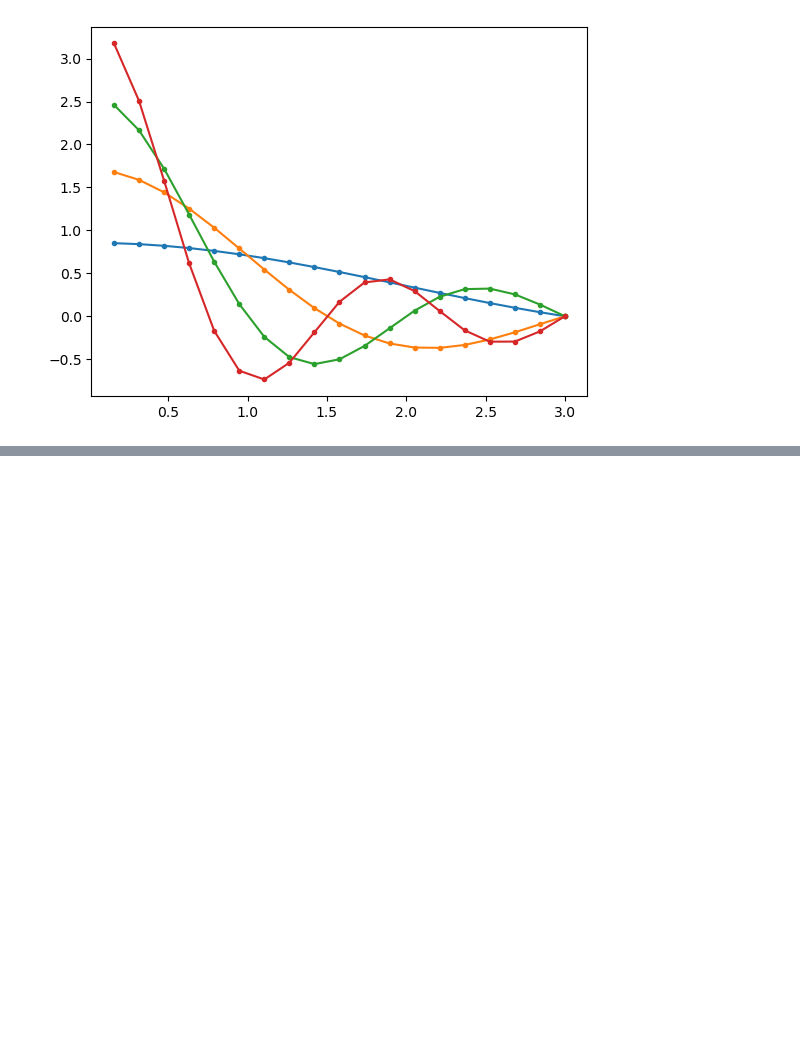
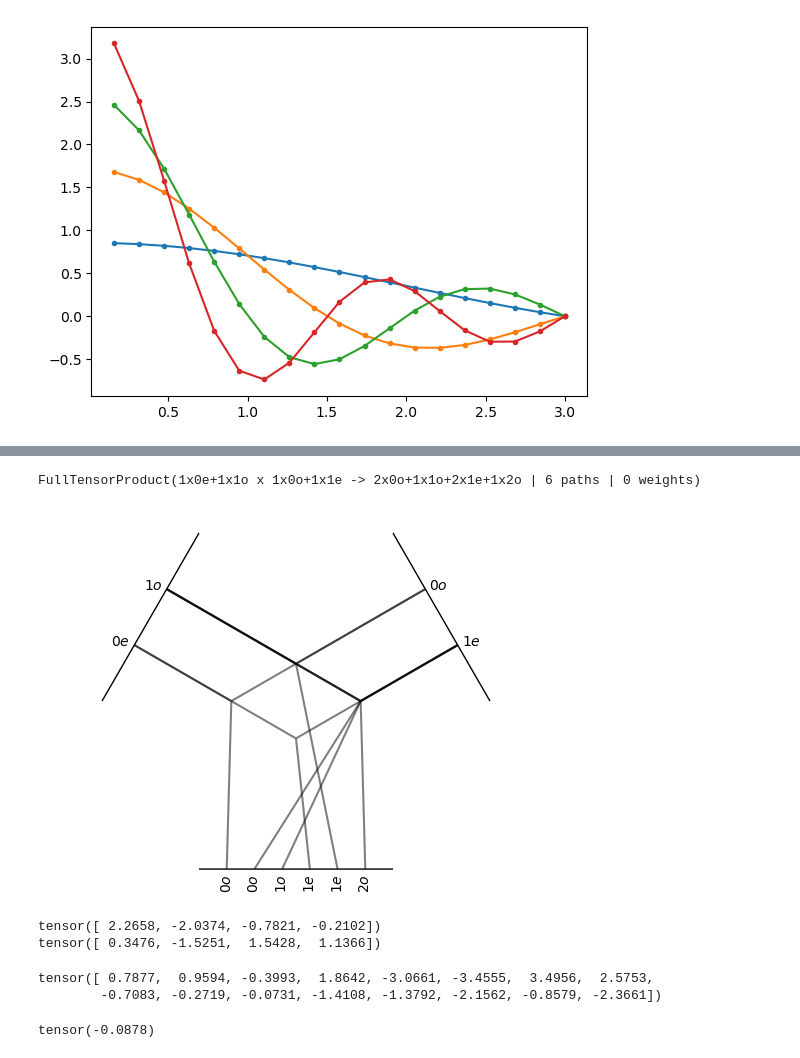
Before and after one commit to imagdau/Tutorials, a Jupyter notebook: draft-MACE-theory.ipynb, the cells around one changed output, grey strips where cells are left out. Saved outputs shown, nothing was run; the diff lists cells and outputs as text; code cells hidden in the pictures; blank space fills up the shorter version.

```diff
--- a/draft-MACE-theory.ipynb
+++ b/draft-MACE-theory.ipynb
@@ -183,0 +211,33 @@ plt.plot(dists, bessel_fn(dists), '.-');
+# %%
+from e3nn import o3
+import torch
+import warnings
+warnings.filterwarnings("ignore")
+
+tp = o3.FullTensorProduct(
+    irreps_in1='1x0e + 1x1o',
+    irreps_in2='1x0o + 1x1e'
+)
+print(tp)
+tp.visualize();
+# %% [output]
+FullTensorProduct(1x0e+1x1o x 1x0o+1x1e -> 2x0o+1x1o+2x1e+1x2o | 6 paths | 0 weights)
+[figure, added]
+# %%
+input1 = torch.randn(1 + 1 * 3)-0.5  # '1x0e' has 1 element, '1x1o' has 3 elements each with 3 components (x, y, z)
+input2 = torch.randn(1 + 1 * 3)-0.5  # '1x0o' has 1 element, '1x1e' has 3 elements each with 3 components (x, y, z)
+
+print(input1)
+print(input2)
+# %% [output]
+tensor([ 2.2658, -2.0374, -0.7821, -0.2102])
+tensor([ 0.3476, -1.5251,  1.5428,  1.1366])
+# %%
+tp(input1, input2)
+# %% [output]
+tensor([ 0.7877,  0.9594, -0.3993,  1.8642, -3.0661, -3.4555,  3.4956,  2.5753,
+        -0.7083, -0.2719, -0.0731, -1.4108, -1.3792, -2.1562, -0.8579, -2.3661])
+# %%
+input1[0]*input2[0]
+# %% [output]
+tensor(-0.0878)
```
Also changed, not shown: parts of 14 cells of this notebook, 2 other files.
